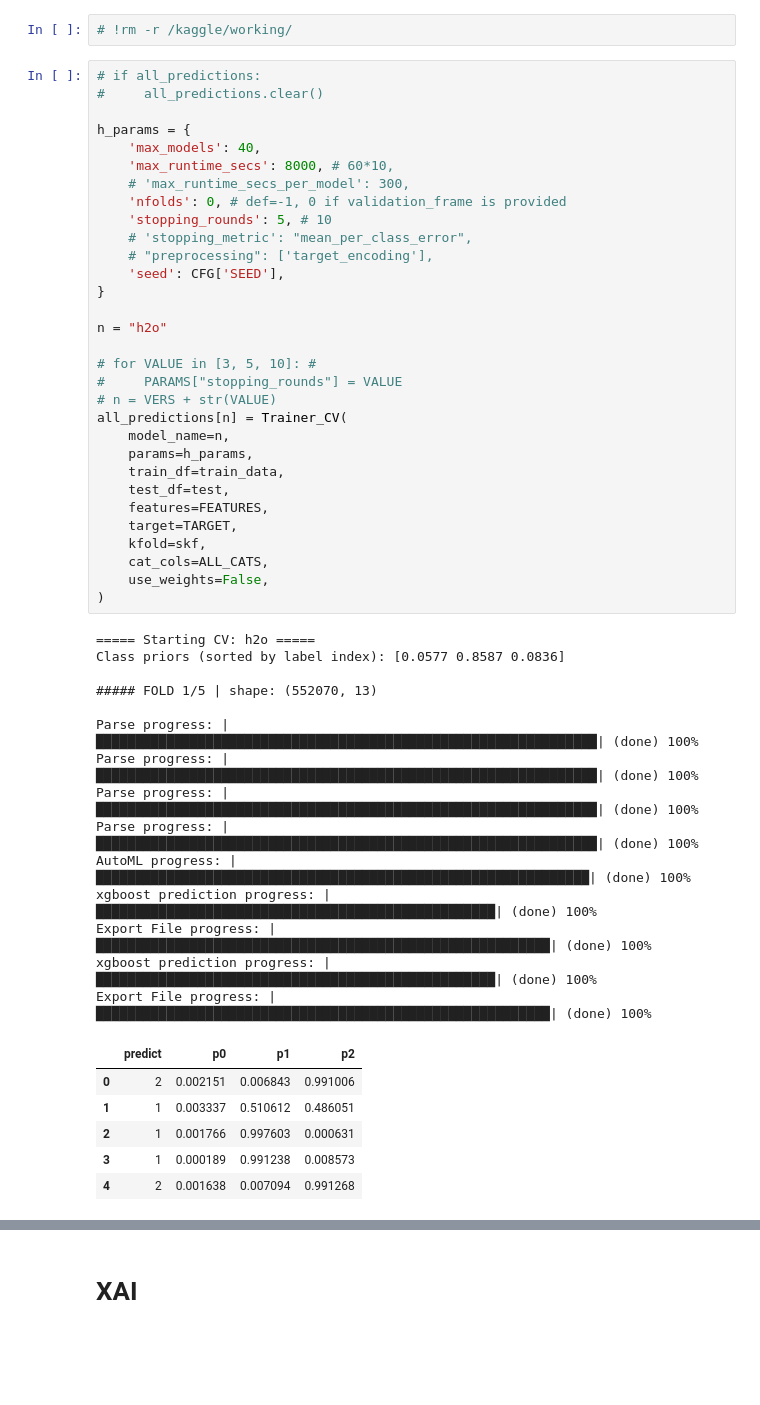
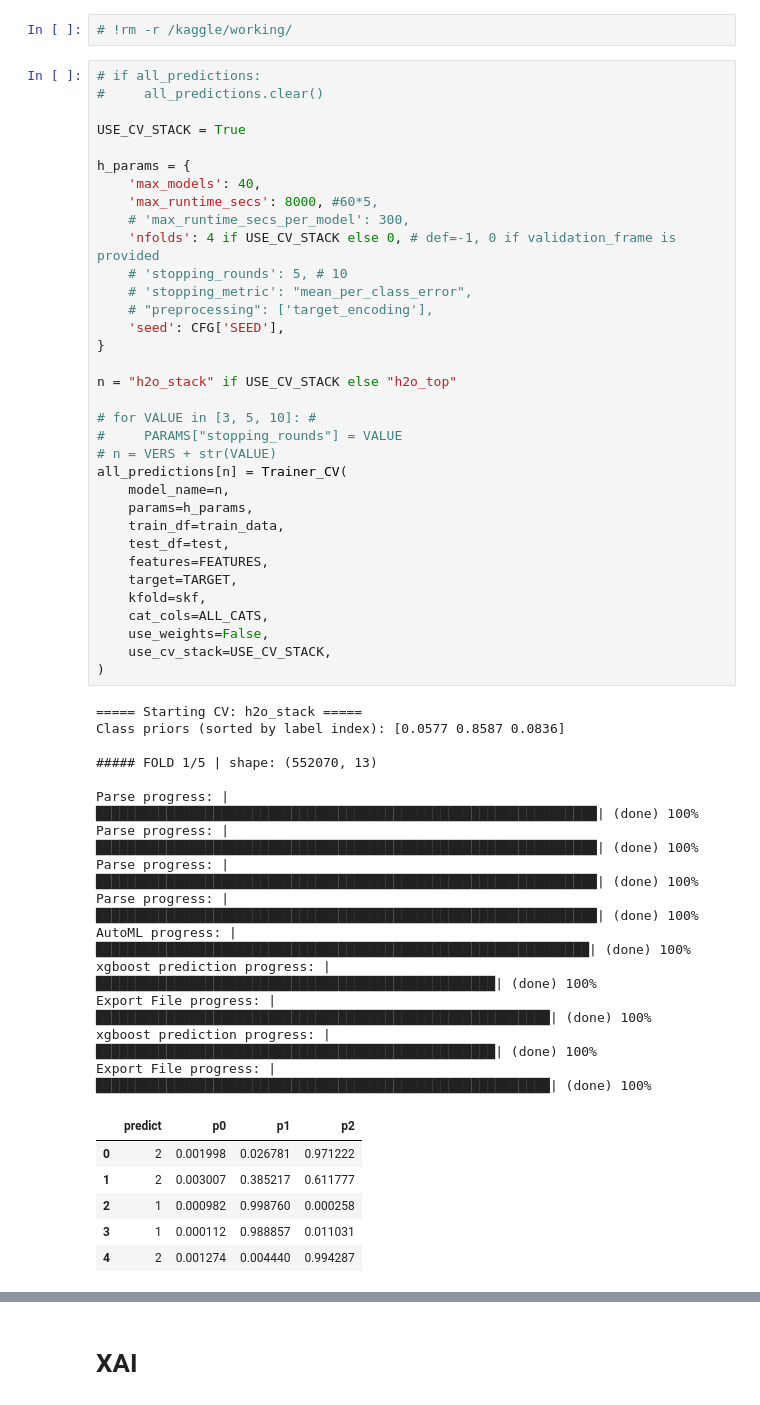
Before and after one commit to coded-sly/ps6e7-Student-Health, a Jupyter notebook: ps6e7-h2o-automl-student-health.ipynb, the cells around one changed output, grey strips where cells are left out. Saved outputs shown, nothing was run; the diff lists cells and outputs as text; blank space fills up the shorter version.

```diff
--- a/ps6e7-h2o-automl-student-health.ipynb
+++ b/ps6e7-h2o-automl-student-health.ipynb
@@ -1286,51 +1287,54 @@ FOLD 5/5 -------------------------
 # if all_predictions:
 #     all_predictions.clear()
 
+USE_CV_STACK = True
+
 h_params = {
     'max_models': 40,
-    'max_runtime_secs': 8000, # 60*10,
+    'max_runtime_secs': 8000, #60*5,
     # 'max_runtime_secs_per_model': 300,
-    'nfolds': 0, # def=-1, 0 if validation_frame is provided
-    'stopping_rounds': 5, # 10
+    'nfolds': 4 if USE_CV_STACK else 0, # def=-1, 0 if validation_frame is provided
+    # 'stopping_rounds': 5, # 10
     # 'stopping_metric': "mean_per_class_error",
     # "preprocessing": ['target_encoding'],
     'seed': CFG['SEED'],
 }
 
-n = "h2o"
+n = "h2o_stack" if USE_CV_STACK else "h2o_top"
 
 # for VALUE in [3, 5, 10]: #
 #     PARAMS["stopping_rounds"] = VALUE
 # n = VERS + str(VALUE)
 all_predictions[n] = Trainer_CV(
     model_name=n,
     params=h_params,
     train_df=train_data,
     test_df=test,
     features=FEATURES,
     target=TARGET,
     kfold=skf,
     cat_cols=ALL_CATS,
     use_weights=False,
+    use_cv_stack=USE_CV_STACK,
 )
 # %% [output]
-===== Starting CV: h2o =====
+===== Starting CV: h2o_stack =====
 Class priors (sorted by label index): [0.0577 0.8587 0.0836]
 
 ##### FOLD 1/5 | shape: (552070, 13)
 
 Parse progress: |████████████████████████████████████████████████████████████████| (done) 100%
 Parse progress: |████████████████████████████████████████████████████████████████| (done) 100%
 Parse progress: |████████████████████████████████████████████████████████████████| (done) 100%
 Parse progress: |████████████████████████████████████████████████████████████████| (done) 100%
 AutoML progress: |███████████████████████████████████████████████████████████████| (done) 100%
 xgboost prediction progress: |███████████████████████████████████████████████████| (done) 100%
 Export File progress: |██████████████████████████████████████████████████████████| (done) 100%
 xgboost prediction progress: |███████████████████████████████████████████████████| (done) 100%
 Export File progress: |██████████████████████████████████████████████████████████| (done) 100%
 |  | predict | p0 | p1 | p2 |
-| 0 | 2 | 0.002151 | 0.006843 | 0.991006 |
-| 1 | 1 | 0.003337 | 0.510612 | 0.486051 |
-| 2 | 1 | 0.001766 | 0.997603 | 0.000631 |
-| 3 | 1 | 0.000189 | 0.991238 | 0.008573 |
-| 4 | 2 | 0.001638 | 0.007094 | 0.991268 |
+| 0 | 2 | 0.001998 | 0.026781 | 0.971222 |
+| 1 | 2 | 0.003007 | 0.385217 | 0.611777 |
+| 2 | 1 | 0.000982 | 0.998760 | 0.000258 |
+| 3 | 1 | 0.000112 | 0.988857 | 0.011031 |
+| 4 | 2 | 0.001274 | 0.004440 | 0.994287 |
```
Also changed, not shown: parts of 8 cells of this notebook.
